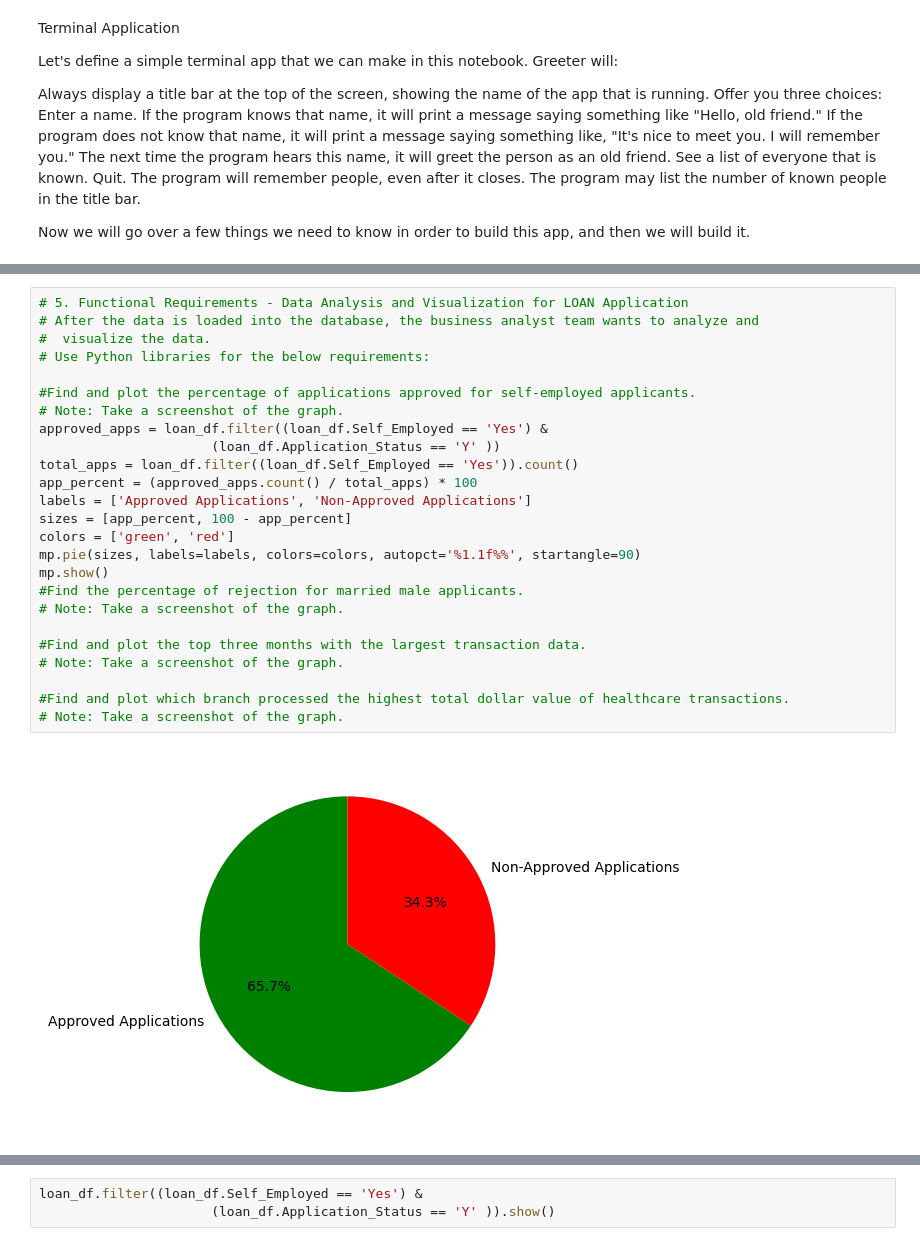
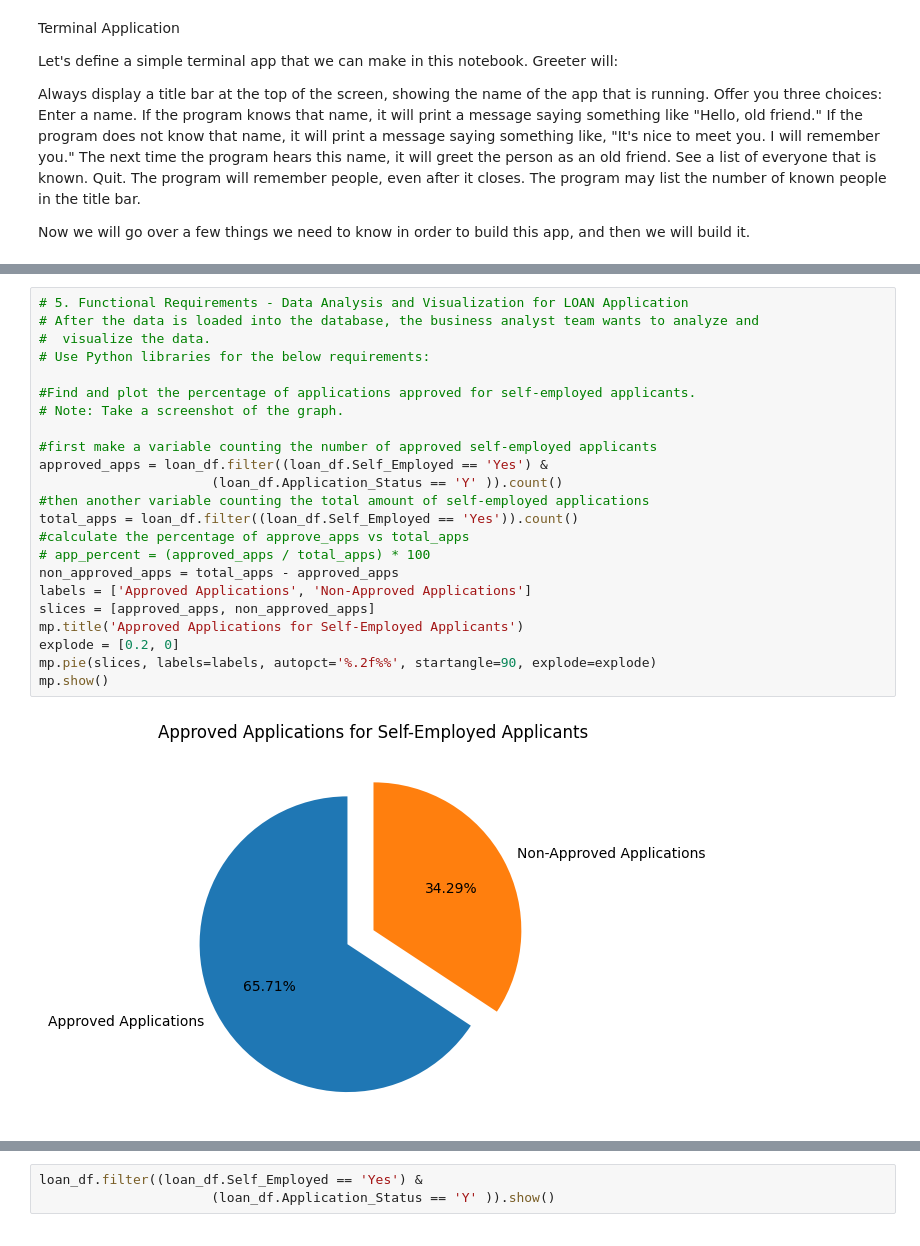
Before and after one commit to MikeJHChadwick/SBA-350-Final_Project, a Jupyter notebook: f_projectNB.ipynb, the cells around one changed output, grey strips where cells are left out. Cells and saved outputs as stored; diff of their text form.

Commit message:
Just the last visualization needed.

```diff
--- a/f_projectNB.ipynb
+++ b/f_projectNB.ipynb
@@ -651,27 +670,25 @@ loan_df.write.format("jdbc").options(driver="com.mysql.cj.jdbc.Driver",
 # %%
 # 5. Functional Requirements - Data Analysis and Visualization for LOAN Application
 # After the data is loaded into the database, the business analyst team wants to analyze and
 #  visualize the data.
 # Use Python libraries for the below requirements:
 
 #Find and plot the percentage of applications approved for self-employed applicants.
 # Note: Take a screenshot of the graph.
+
+#first make a variable counting the number of approved self-employed applicants
 approved_apps = loan_df.filter((loan_df.Self_Employed == 'Yes') &
-                      (loan_df.Application_Status == 'Y' ))
+                      (loan_df.Application_Status == 'Y' )).count()
+#then another variable counting the total amount of self-employed applications
 total_apps = loan_df.filter((loan_df.Self_Employed == 'Yes')).count()
-app_percent = (approved_apps.count() / total_apps) * 100
+#calculate the percentage of approve_apps vs total_apps
+# app_percent = (approved_apps / total_apps) * 100
+non_approved_apps = total_apps - approved_apps
 labels = ['Approved Applications', 'Non-Approved Applications']
-sizes = [app_percent, 100 - app_percent]
-colors = ['green', 'red']
-mp.pie(sizes, labels=labels, colors=colors, autopct='%1.1f%%', startangle=90)
+slices = [approved_apps, non_approved_apps]
+mp.title('Approved Applications for Self-Employed Applicants')
+explode = [0.2, 0]
+mp.pie(slices, labels=labels, autopct='%.2f%%', startangle=90, explode=explode)
 mp.show()
-#Find the percentage of rejection for married male applicants.
-# Note: Take a screenshot of the graph.
-
-#Find and plot the top three months with the largest transaction data.
-# Note: Take a screenshot of the graph.
-
-#Find and plot which branch processed the highest total dollar value of healthcare transactions.
-# Note: Take a screenshot of the graph.
 # %% [output]
-[figure, old version]
+[figure, new version]
```
Also changed, not shown: parts of 5 cells of this notebook.
